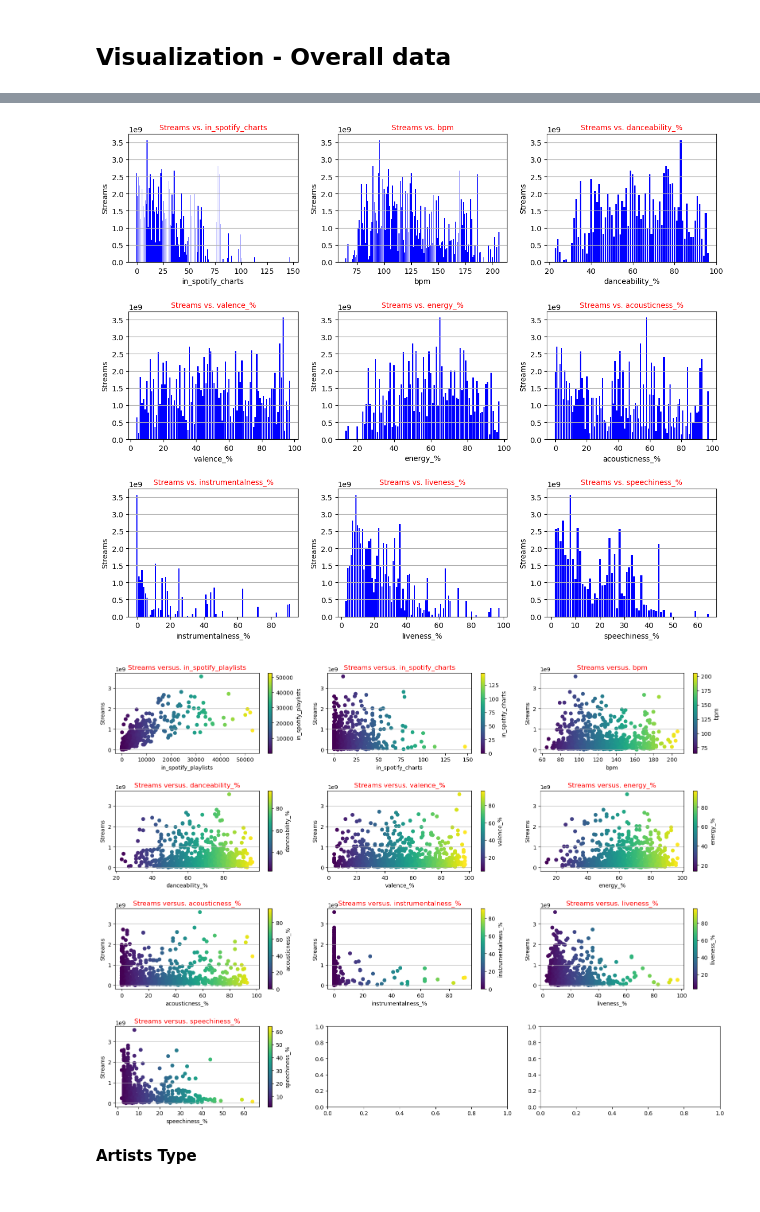
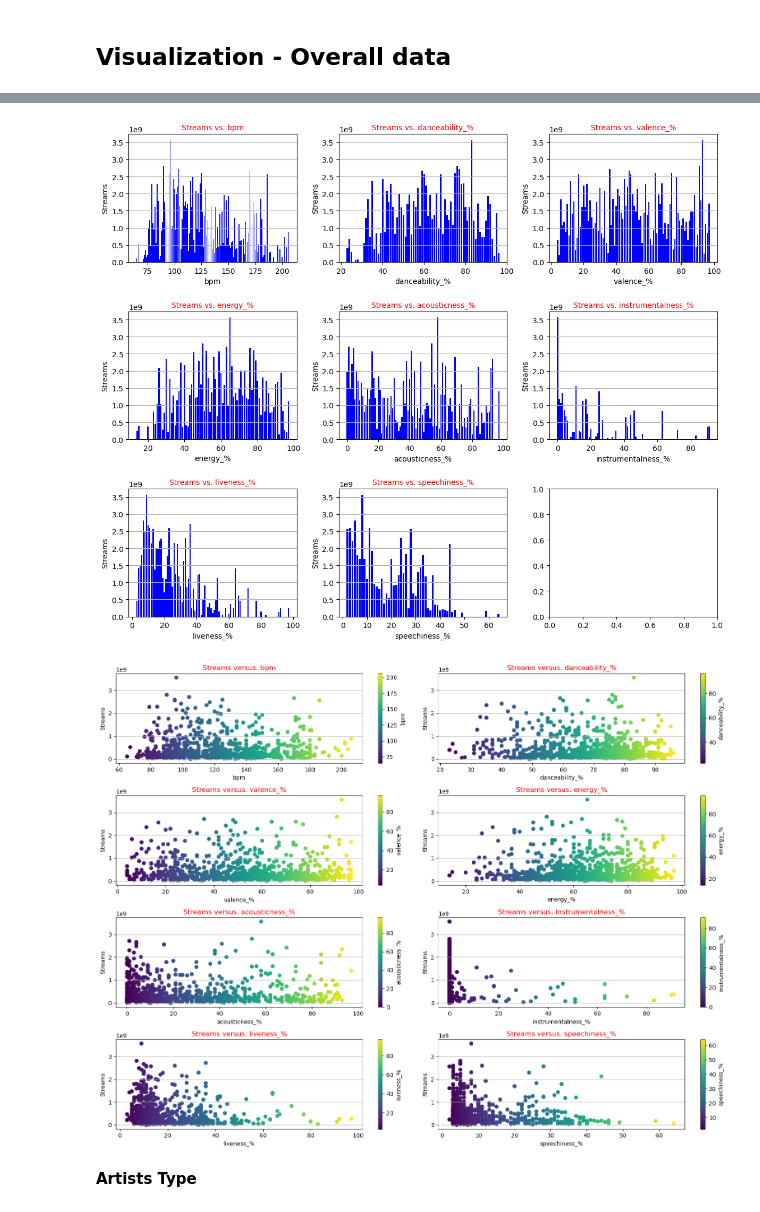
Before and after one commit to low122/Spotify-music-trend, a Jupyter notebook: spotifyAnalysis.ipynb, the cells around one changed output, grey strips where cells are left out. Cells and saved outputs as stored; diff of their text form; code cells hidden in the pictures.

```diff
--- a/spotifyAnalysis.ipynb
+++ b/spotifyAnalysis.ipynb
@@ -233,11 +228,11 @@ dtype: int64
 # %%
 new_spotify_data = spotify_data.loc[:,:]
 # %%
-playlists_col = new_spotify_data.loc[:, ['in_apple_playlists','in_deezer_playlists']]
+playlists_col = new_spotify_data.loc[:, ['in_apple_playlists','in_deezer_playlists', 'in_spotify_playlists']]
 # Drop those columes with playlists
 new_spotify_data = new_spotify_data.drop(playlists_col.columns, axis = 1)
 # %%
-charts_col = new_spotify_data.loc[:, ['in_apple_charts','in_deezer_charts','in_shazam_charts']]
+charts_col = new_spotify_data.loc[:, ['in_apple_charts','in_deezer_charts','in_shazam_charts', 'in_spotify_charts']]
 
 # Drop those columes with chart
 new_spotify_data.drop(charts_col.columns, axis = 1, inplace = True)
@@ -326,6 +321,5 @@ Text(0.5, 1.0, 'Correlation Heatmap')
 # %%
-column_needed = ['in_spotify_charts', 'bpm', 'danceability_%', 'valence_%', 'energy_%', 'acousticness_%', 'instrumentalness_%',
-               'liveness_%', 'speechiness_%']
+column_needed = ['bpm', 'danceability_%', 'valence_%', 'energy_%', 'acousticness_%', 'instrumentalness_%', 'liveness_%', 'speechiness_%']
 
 fig, axes = plt.subplots(3, 3, figsize = (12, 10))
 
@@ -342,28 +336,27 @@ for i, col in enumerate(column_needed):
 plt.tight_layout()
 plt.show()
 # %% [output]
-[figure, old version]
+[figure, new version]
 # %%
-column_needed = ['in_spotify_playlists', 'in_spotify_charts', 'bpm', 'danceability_%', 'valence_%', 'energy_%', 'acousticness_%', 'instrumentalness_%',
-               'liveness_%', 'speechiness_%']
+column_needed = ['bpm', 'danceability_%', 'valence_%', 'energy_%', 'acousticness_%', 'instrumentalness_%', 'liveness_%', 'speechiness_%']
 
-fig, ax = plt.subplots(4, 3, figsize = (16, 12))
+fig, ax = plt.subplots(4, 2, figsize = (16, 12))
 
 ax = ax.flatten()
 
 for i, col in enumerate(column_needed):
     plt.sca(ax[i])
     scatter = plt.scatter(x = new_spotify_data[col], y = new_spotify_data['streams'], c = new_spotify_data[col], cmap = 'viridis')
     plt.xlabel(col)
     plt.ylabel('Streams')
     plt.title(f'Streams versus. {col}', color = 'red')
     plt.colorbar(scatter, label = col)
     plt.grid(axis = 'y')
 
 plt.tight_layout()
 plt.show()
 # %% [output]
-[figure, old version]
+[figure, new version]
 # %% [markdown]
 **Artists Type**
 # %%
```
Also changed, not shown: parts of 23 cells of this notebook.
